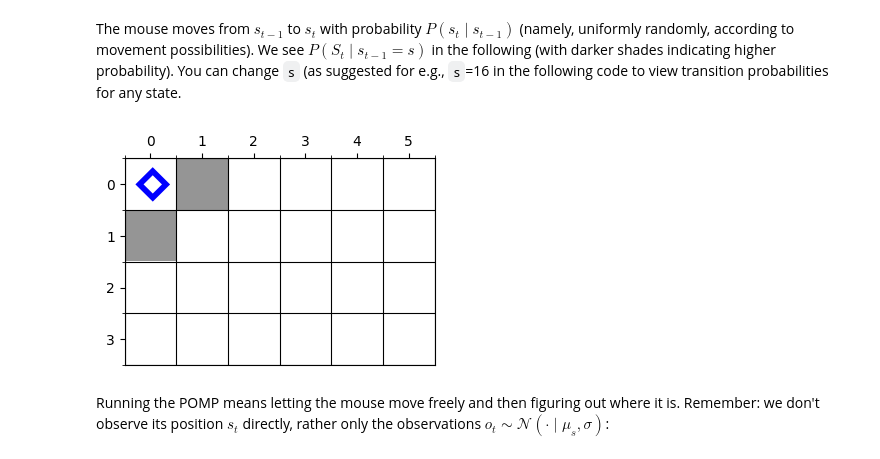
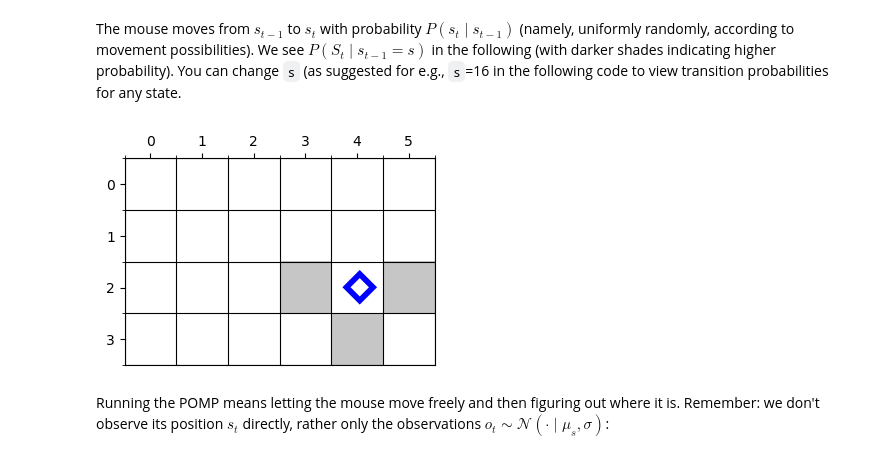
Before and after one commit to margaritisss/Advanced_Machine_Learning_and_Autonomous_Agents, a Jupyter notebook: 1_POMP/Lab_01.ipynb, the cells around one changed output. Drawn from its saved outputs; the diff is of its cells as text; code cells hidden in the pictures.

```diff
--- a/1_POMP/Lab_01.ipynb
+++ b/1_POMP/Lab_01.ipynb
@@ -45,10 +43,10 @@ The mouse moves from $s_{t-1}$ to $s_t$ with probability $P(s_{t} \mid s_{t-1})$
 # %%
 fig, ax = plt.subplots(figsize=[4, 3])
 draw(proc.env.T[proc.env.s].reshape(proc.env.G.shape), s=proc.env.s, ax=ax)
-#draw(proc.env.T[16].reshape(proc.env.G.shape), s=16, ax=ax)
+draw(proc.env.T[16].reshape(proc.env.G.shape), s=16, ax=ax)
 plt.show()
 # %% [output]
-[figure, old version]
+[figure, new version]
 # %% [markdown]
 Running the POMP means letting the mouse move freely and then figuring out where it is. Remember: we don't observe its position $s_t$ directly, rather only the observations $o_t \sim \mathcal{N}(\cdot \mid \mu_s, \sigma)$:
 # %%
```
Also changed, not shown: parts of 26 cells of this notebook.
